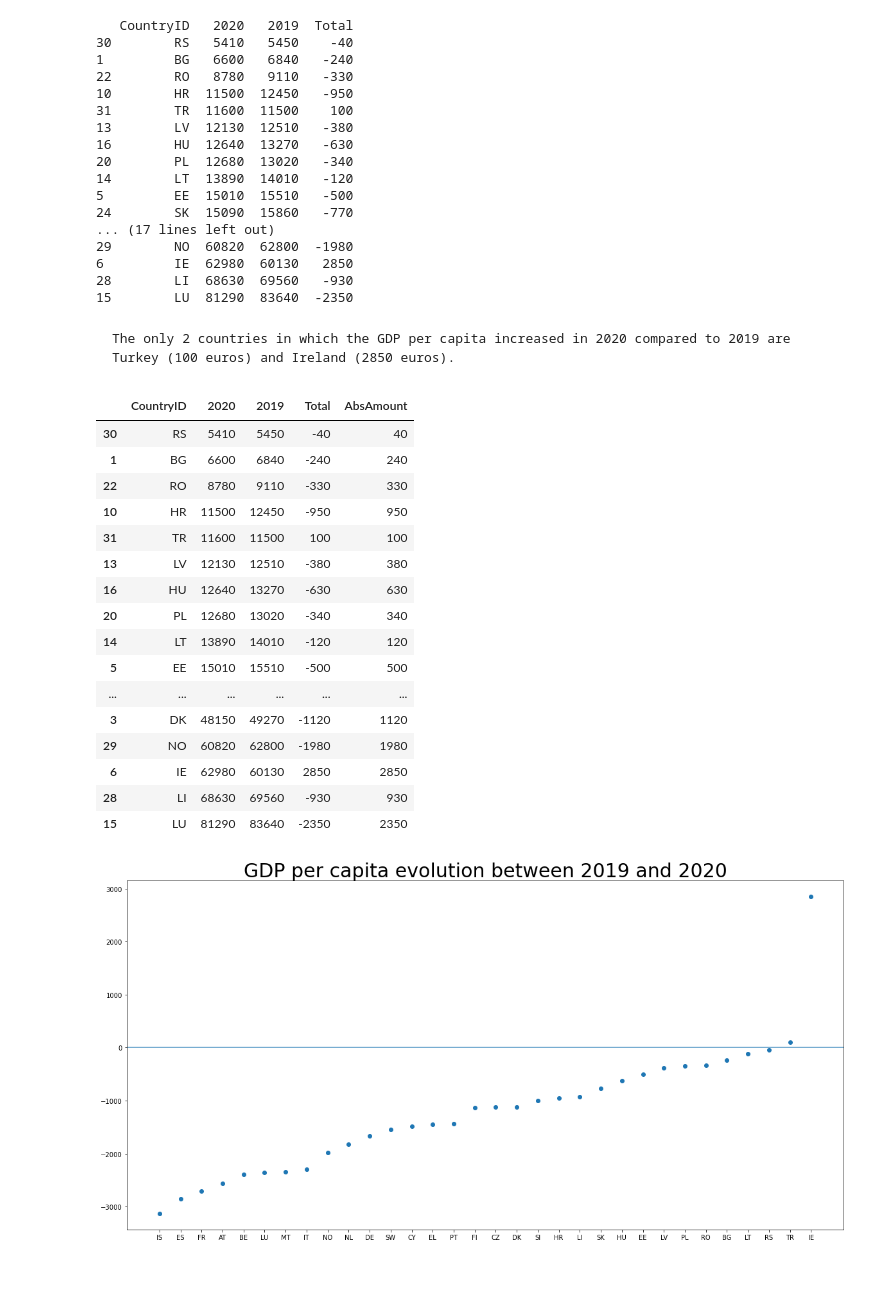
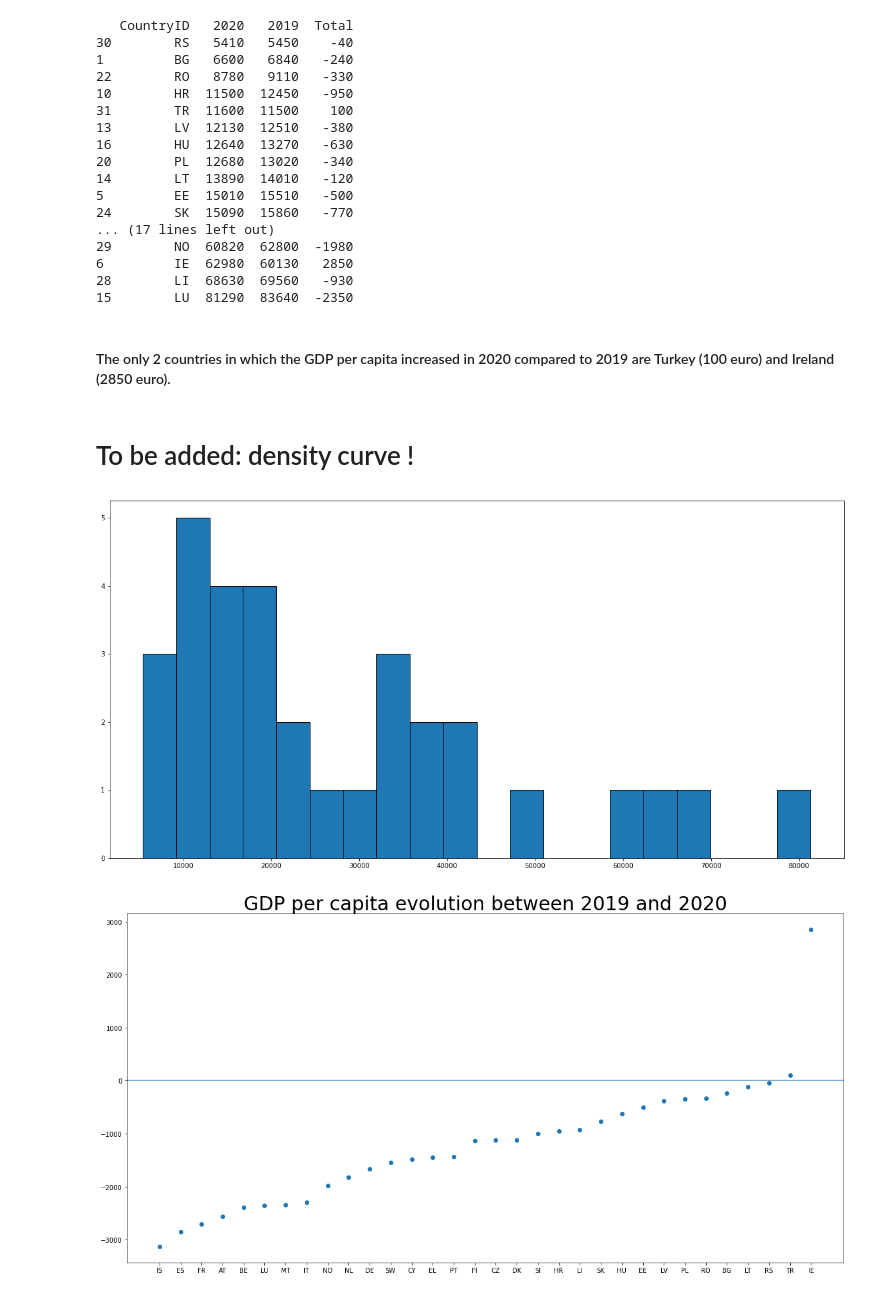
Before and after one commit to florentin997/DataScience-with-python, a Jupyter notebook: GDP_PER_CAPITA.ipynb, the cells around one changed output. Drawn from its saved outputs; the diff is of its cells as text; code cells hidden in the pictures.

```diff
--- a/GDP_PER_CAPITA.ipynb
+++ b/GDP_PER_CAPITA.ipynb
@@ -318,28 +318,23 @@ print(df1df2)
 28        LI  68630  69560   -930
 15        LU  81290  83640  -2350
 # %% [markdown]
-    The only 2 countries in which the GDP per capita increased in 2020 compared to 2019 are Turkey (100 euros) and Ireland (2850 euros).
+#### The only 2 countries in which the GDP per capita increased in 2020 compared to 2019 are Turkey (100 euro) and Ireland (2850 euro).
+# %% [markdown]
+# To be added: density curve !
 # %%
 df1df2['AbsAmount'] = df1df2['Total'].abs()
+df1df2_categ_values = pd.cut(df1df2['2020'],4)
 df1df2
+
+bins=20
+
+fig = plt.subplots(figsize=(20,10))
+sort = df1df2.sort_values(by=['2020'])
+plt.hist(sort['2020'],bins, edgecolor='black')
+
+plt.show()
 # %% [output]
-|  | CountryID | 2020 | 2019 | Total | AbsAmount |
-| 30 | RS | 5410 | 5450 | -40 | 40 |
-| 1 | BG | 6600 | 6840 | -240 | 240 |
-| 22 | RO | 8780 | 9110 | -330 | 330 |
-| 10 | HR | 11500 | 12450 | -950 | 950 |
-| 31 | TR | 11600 | 11500 | 100 | 100 |
-| 13 | LV | 12130 | 12510 | -380 | 380 |
-| 16 | HU | 12640 | 13270 | -630 | 630 |
-| 20 | PL | 12680 | 13020 | -340 | 340 |
-| 14 | LT | 13890 | 14010 | -120 | 120 |
-| 5 | EE | 15010 | 15510 | -500 | 500 |
-| ... | ... | ... | ... | ... | ... |
-| 3 | DK | 48150 | 49270 | -1120 | 1120 |
-| 29 | NO | 60820 | 62800 | -1980 | 1980 |
-| 6 | IE | 62980 | 60130 | 2850 | 2850 |
-| 28 | LI | 68630 | 69560 | -930 | 930 |
-| 15 | LU | 81290 | 83640 | -2350 | 2350 |
+[figure, added]
 # %%
 fig = plt.subplots(figsize=(20,10))
 plt.axhline(y=0,alpha=0.8)
```
Also changed, not shown: parts of 1 cell of this notebook, 1 other file.
